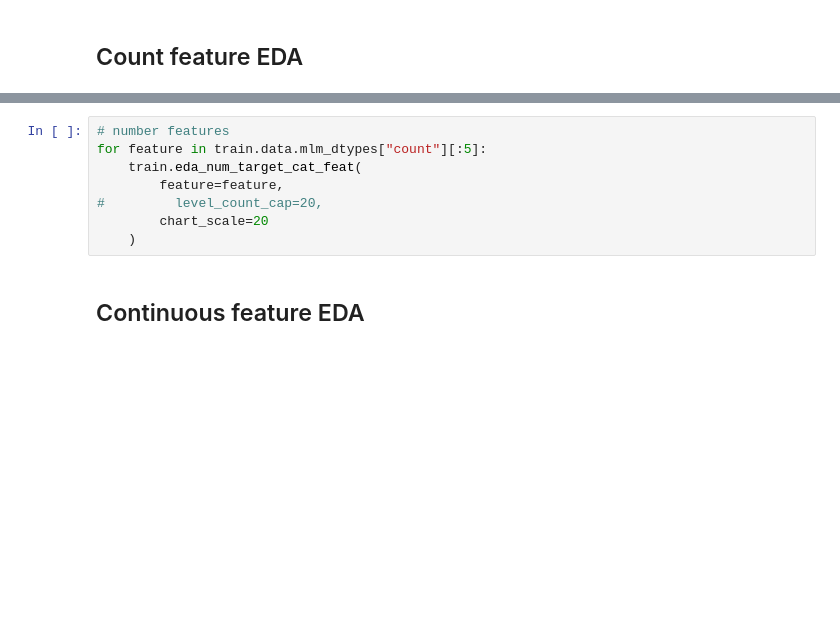
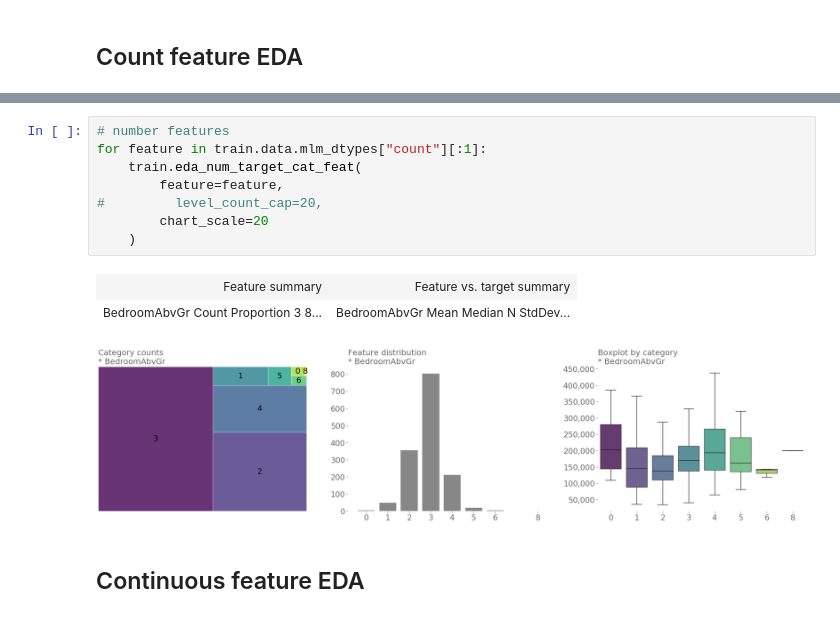
Before and after one commit to sudhu26/data-science-portfolio, a Jupyter notebook: kaggle/HousingPrices/kernel.ipynb, the cells around one changed output, grey strips where cells are left out. Drawn from its saved outputs; the diff is of its cells as text; blank space fills up the shorter version.

```diff
--- a/kaggle/HousingPrices/kernel.ipynb
+++ b/kaggle/HousingPrices/kernel.ipynb
@@ -316,12 +352,16 @@ for feature in train.data.mlm_dtypes["category"][:5]:
 <a id = 'Count-feature-EDA'></a>
 # %%
 # number features
-for feature in train.data.mlm_dtypes["count"][:5]:
+for feature in train.data.mlm_dtypes["count"][:1]:
     train.eda_num_target_cat_feat(
         feature=feature,
 #         level_count_cap=20,
         chart_scale=20
     )
+# %% [output]
+| Feature summary | Feature vs. target summary |
+| BedroomAbvGr Count Proportion 3 8... | BedroomAbvGr Mean Median N StdDev... |
+[figure, added]
 # %% [markdown]
 ## Continuous feature EDA
 # %% [markdown]
```
Also changed, not shown: parts of 25 cells of this notebook, 15 other files.
